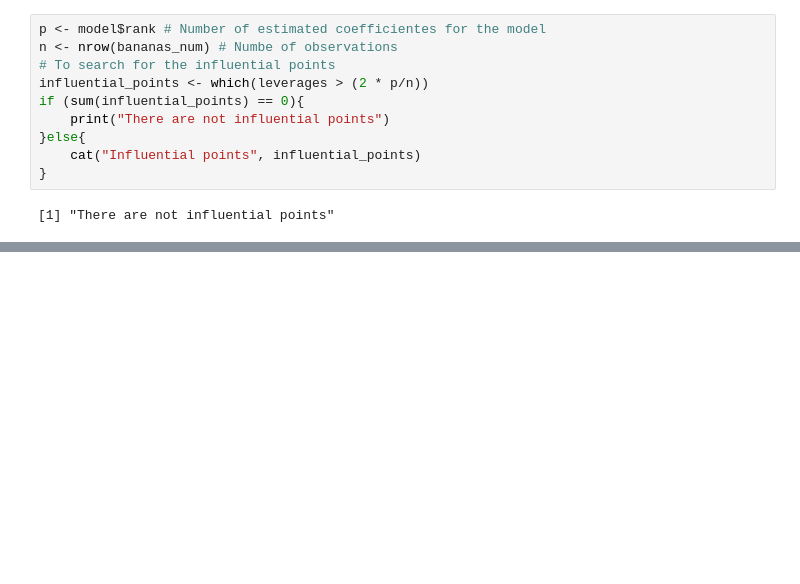
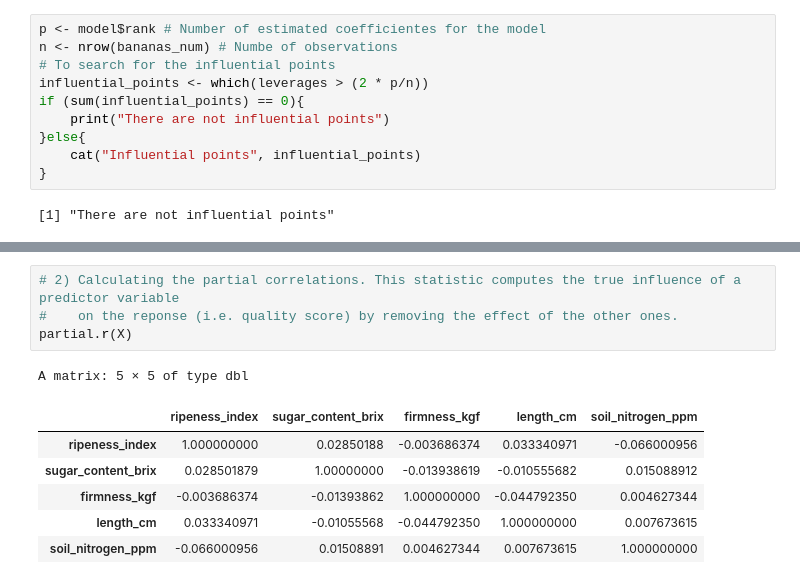
Before and after one commit to CarlosFOL/Bananas_Analysis, a Jupyter notebook: notebooks/banana_analysis.ipynb, the cells around one changed output, grey strips where cells are left out. Cells and saved outputs as stored; diff of their text form; blank space fills up the shorter version.

```diff
--- a/notebooks/banana_analysis.ipynb
+++ b/notebooks/banana_analysis.ipynb
@@ -164,0 +238,12 @@ Understanding this table is really important to know, because you can see which
+# %%
+# 2) Calculating the partial correlations. This statistic computes the true influence of a predictor variable
+#    on the reponse (i.e. quality score) by removing the effect of the other ones.
+partial.r(X)
+# %% [output]
+A matrix: 5 × 5 of type dbl
+|  | ripeness_index | sugar_content_brix | firmness_kgf | length_cm | soil_nitrogen_ppm |
+| ripeness_index | 1.000000000 | 0.02850188 | -0.003686374 | 0.033340971 | -0.066000956 |
+| sugar_content_brix | 0.028501879 | 1.00000000 | -0.013938619 | -0.010555682 | 0.015088912 |
+| firmness_kgf | -0.003686374 | -0.01393862 | 1.000000000 | -0.044792350 | 0.004627344 |
+| length_cm | 0.033340971 | -0.01055568 | -0.044792350 | 1.000000000 | 0.007673615 |
+| soil_nitrogen_ppm | -0.066000956 | 0.01508891 | 0.004627344 | 0.007673615 | 1.000000000 |
```
Also changed, not shown: parts of 42 cells of this notebook, 2 other files.
